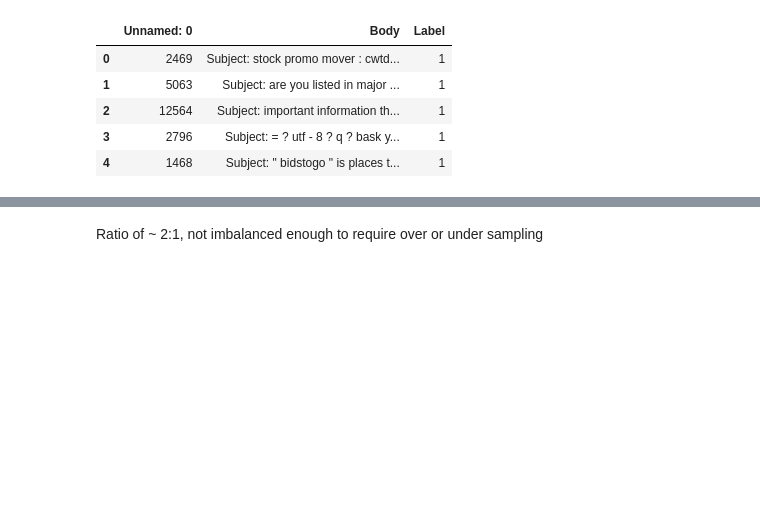
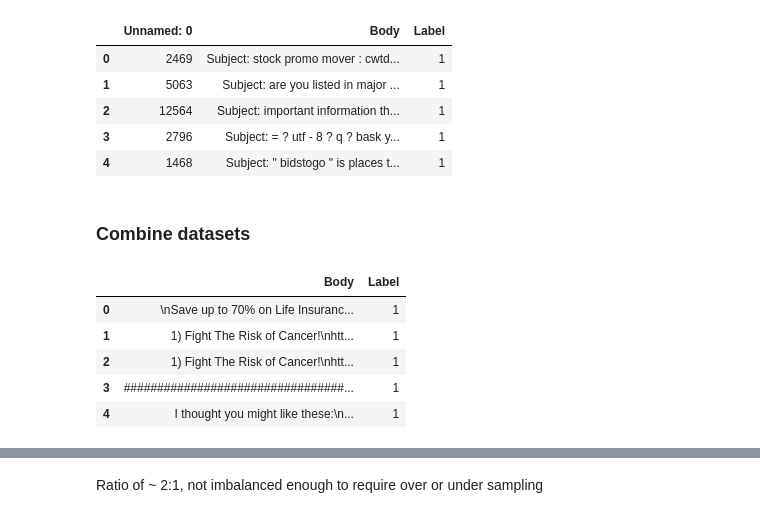
Before and after one commit to PopsicleMud/spam_detection, a Jupyter notebook: spam_detection.ipynb, the cells around one changed output, grey strips where cells are left out. Saved outputs shown, nothing was run; the diff lists cells and outputs as text; code cells hidden in the pictures; blank space fills up the shorter version.

```diff
--- a/spam_detection.ipynb
+++ b/spam_detection.ipynb
@@ -86,4 +88,17 @@ Index(['Unnamed: 0', 'Body', 'Label'], dtype='object')
 | 2 | 12564 | Subject: important information th... | 1 |
 | 3 | 2796 | Subject: = ? utf - 8 ? q ? bask y... | 1 |
 | 4 | 1468 | Subject: " bidstogo " is places t... | 1 |
+# %% [markdown]
+### Combine datasets
+# %%
+df_combined = pd.concat([df_sa, df_enron, df_ling])
+df_combined.drop('Unnamed: 0', axis = 1, inplace=True)
+df_combined.head()
+# %% [output]
+|  | Body | Label |
+| 0 | \nSave up to 70% on Life Insuranc... | 1 |
+| 1 | 1) Fight The Risk of Cancer!\nhtt... | 1 |
+| 2 | 1) Fight The Risk of Cancer!\nhtt... | 1 |
+| 3 | #################################... | 1 |
+| 4 | I thought you might like these:\n... | 1 |
 # %% [markdown]
```
Also changed, not shown: parts of 9 cells of this notebook.
